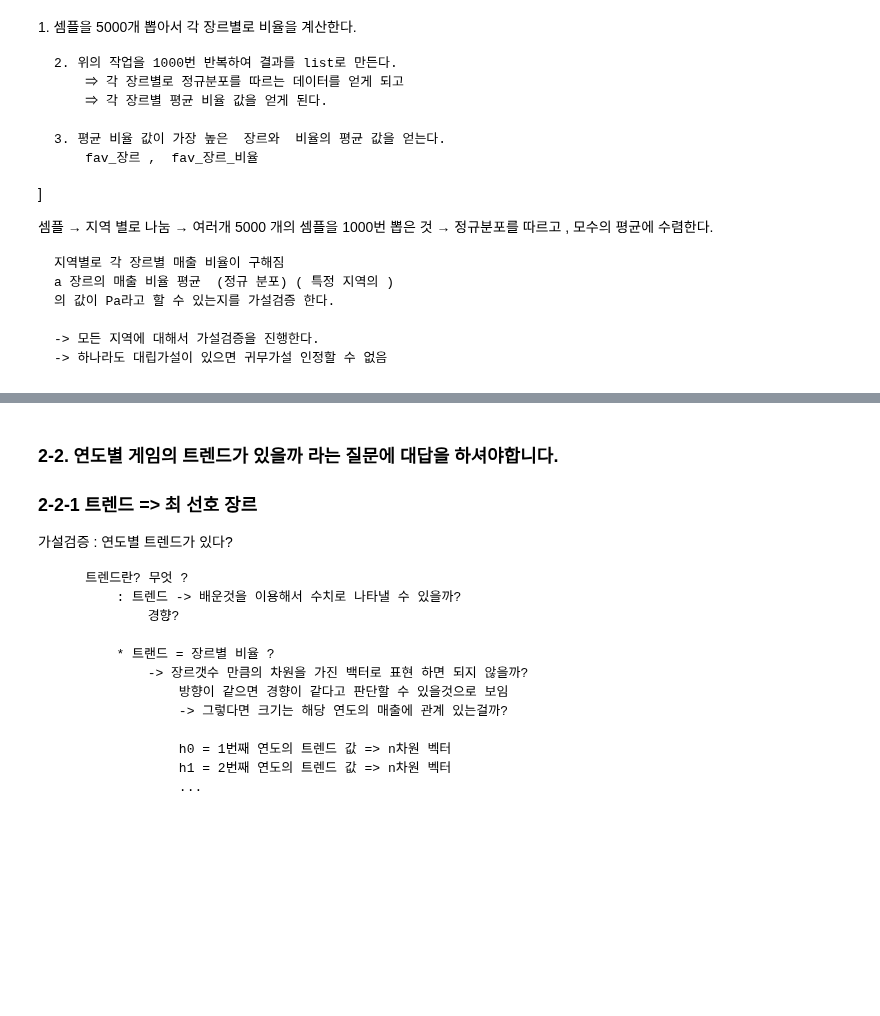
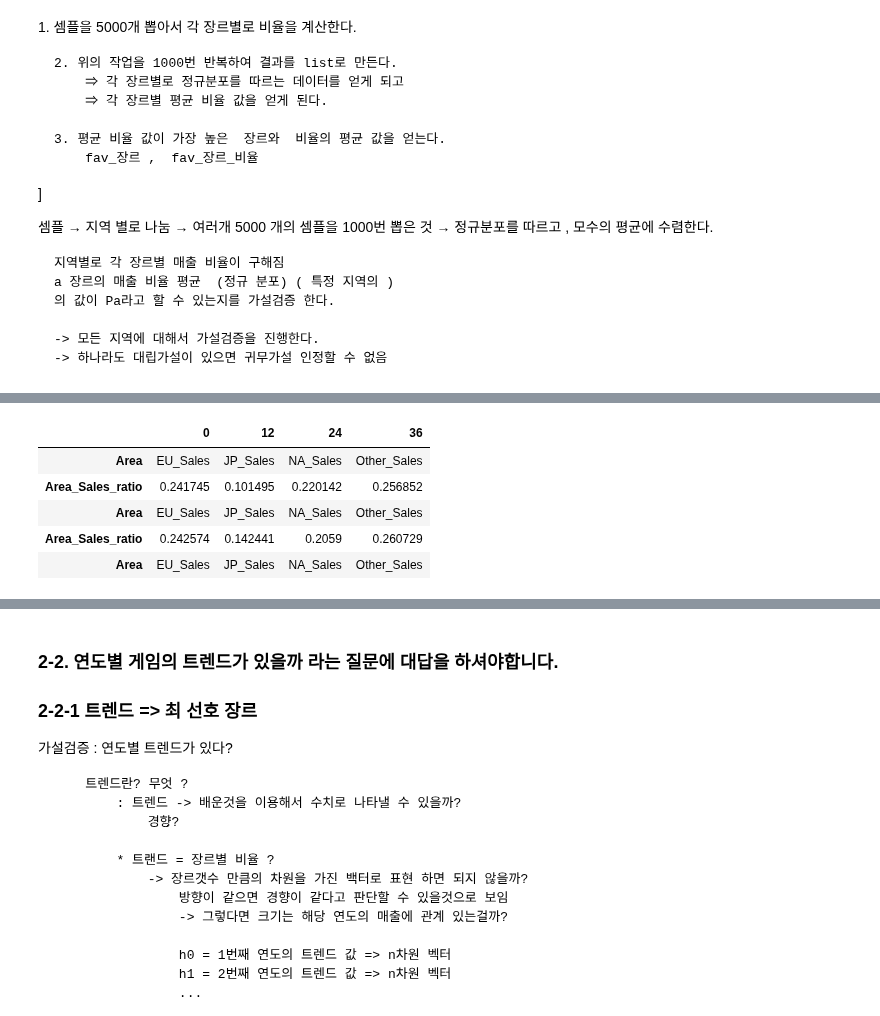
Before and after one commit to LamuneGitHub/A001_Python_Test, a Jupyter notebook: AI15_Prj_01/AI15-P1-이상필.ipynb, the cells around one changed output, grey strips where cells are left out. Drawn from its saved outputs; the diff is of its cells as text; code cells hidden in the pictures; blank space fills up the shorter version.

```diff
--- a/AI15_Prj_01/AI15-P1-이상필.ipynb
+++ b/AI15_Prj_01/AI15-P1-이상필.ipynb
@@ -996,0 +913,11 @@ df_Sales_Genre.head()
+# %%
+# 모수의 각 장르별 비율값을 구한다.
+df_rslt_boot.reset_index( drop=True, inplace= True)
+df_rslt_boot_01 = df_rslt_boot.mean().sort_values( ascending=False)
+
+# 목표값 확인
+fav_장르  = df_rslt_boot_01.index[0]
+fav_장르_매출비율 = df_rslt_boot_01.loc[fav_장르]
+
+
+(fav_장르 , fav_장르_매출비율)
@@ -997,46 +926,53 @@ df_Sales_Genre.head()
 # %%
-
-셈플용
+# 지역 별   fav_장르 의 장르 비율 모수의 fav_장르_비율 과 같다고 할 수 있는지 검증
 
 
-#(v) 부트 스트랩 ( 5000개 )
-# 1. 셈플을 5000개 뽑아서 각 장르별로 비율을 계산한다.
-df_tmp_sample_boot_5000 = df_p.sample(n=5000, replace=True)
+# 데이터
+df_sample = df_target[['Genre' , 'NA_Sales' ,'EU_Sales' , 'JP_Sales' , 'Other_Sales'] ].copy()
 
+df_rslt_boot = pd.DataFrame() # 1000번의 추출 결과를 담을 df
+for i in range( 1000) :
 
-#중간과정 df 생성
-df_tmp_melt = pd.melt(df_tmp_sample_boot_5000, id_vars=['Genre' ] , var_name='Area', value_name='Genre_Sales' )
+    #(v) 부트 스트랩 ( 5000개 )
+    # 1. 셈플을 5000개 뽑아서 각 장르별로 비율을 계산한다.
+    df_tmp_sample_boot_5000 = df_sample.sample(n=5000, replace=True)
 
-df_tmp = df_tmp_melt.groupby( by = [ 'Area' , 'Genre'] ).sum()
-df_sumSales_area = df_tmp_melt.groupby( by = [ 'Area' ] ).sum()
+    #중간과정 df 생성
+    df_tmp_melt = pd.melt(df_tmp_sample_boot_5000, id_vars=['Genre' ] , var_name='Area', value_name='Genre_Sales' )
 
-# 목적 df 생성
-## 지역 매출 합계 컬럼 추가
-# (TODO) 복합 인덱스에서 인덱스 값을 별도로 추출하는 방법은?
-lst_Area_all = ['NA_Sales' ,'EU_Sales' , 'JP_Sales' , 'Other_Sales']
-lis_Genre_all = df['Genre'].unique()
-df_tmp_rslt = pd.DataFrame() # 목적값을 담을 df
-df_tmp_rslt = df_tmp.copy()
-df_tmp_rslt = df_tmp_rslt.reset_index() # index를 컬럼으로 변환
+    df_tmp = df_tmp_melt.groupby( by = [ 'Area' , 'Genre'] ).sum()
+    df_sumSales_area = df_tmp_melt.groupby( by = [ 'Area' ] ).sum()
 
-# 지역별 매출 컬럼 추가
-df_tmp_rslt['Area_Sales'] = df_tmp_rslt.Area.apply (
-    lambda sel_Area : df_sumSales_area.loc[sel_Area]['Genre_Sales']
-)
+    # 목적 df 생성
+    ## 지역 매출 합계 컬럼 추가
+    # (TODO) 복합 인덱스에서 인덱스 값을 별도로 추출하는 방법은?
+    lst_Area_all = ['NA_Sales' ,'EU_Sales' , 'JP_Sales' , 'Other_Sales']
+    lis_Genre_all = df['Genre'].unique()
+    df_tmp_rslt = pd.DataFrame() # 목적값을 담을 df
+    df_tmp_rslt = df_tmp.copy()
+    df_tmp_rslt = df_tmp_rslt.reset_index() # index를 컬럼으로 변환
 
-# 지역별 매출 비율 컬럼 추가
-#(TODO) 왜 안될까
-# df_tmp_rslt['Area_Sales_ratio'] = df_tmp_rslt.Area.apply (
-#     lambda sel_Area : df_tmp_rslt['Genre_Sales'] / df_tmp_rslt['Genre_Sales']
-# )
-df_tmp_rslt['Area_Sales_ratio'] = df_tmp_rslt['Genre_Sales'] / df_tmp_rslt['Area_Sales']
+    # 지역별 매출 컬럼 추가
+    df_tmp_rslt['Area_Sales'] = df_tmp_rslt.Area.apply (
+        lambda sel_Area : df_sumSales_area.loc[sel_Area]['Genre_Sales']
+    )
 
+    # 지역별 매출 비율 컬럼 추가
+    #(TODO) apply로는 왜 안될까
+    # df_tmp_rslt['Area_Sales_ratio'] = df_tmp_rslt.Area.apply (
+    #     lambda sel_Area : df_tmp_rslt['Genre_Sales'] / df_tmp_rslt['Genre_Sales']
+    # )
+    df_tmp_rslt['Area_Sales_ratio'] = df_tmp_rslt['Genre_Sales'] / df_tmp_rslt['Area_Sales']
+    df_tmp_rslt = df_tmp_rslt[ df_tmp_rslt.Genre == fav_장르][['Area','Area_Sales_ratio']]
 
+    # 결과 df에 이번 추출 결과를 담는다.
+    df_rslt_boot = pd.concat( [df_rslt_boot, df_tmp_rslt.T] , axis= 0 )
 
-# for sel_Area in lst_Area_all :
-#     # 지역별 매출 컬럼 추가
-#     df_tmp_rslt.loc[(sel_Area,'Action')]['Area_Sales'] = df_sumSales_area.loc[sel_Area]['Genre_Sales']
-
-df_tmp_rslt
-
-#df_tmp.loc[ ('EU_Sales','Adventure') ]['area_Sales']
+df_rslt_boot.head()
+# %% [output]
+|  | 0 | 12 | 24 | 36 |
+| Area | EU_Sales | JP_Sales | NA_Sales | Other_Sales |
+| Area_Sales_ratio | 0.241745 | 0.101495 | 0.220142 | 0.256852 |
+| Area | EU_Sales | JP_Sales | NA_Sales | Other_Sales |
+| Area_Sales_ratio | 0.242574 | 0.142441 | 0.2059 | 0.260729 |
+| Area | EU_Sales | JP_Sales | NA_Sales | Other_Sales |
```
Also changed, not shown: parts of 7 cells of this notebook.
